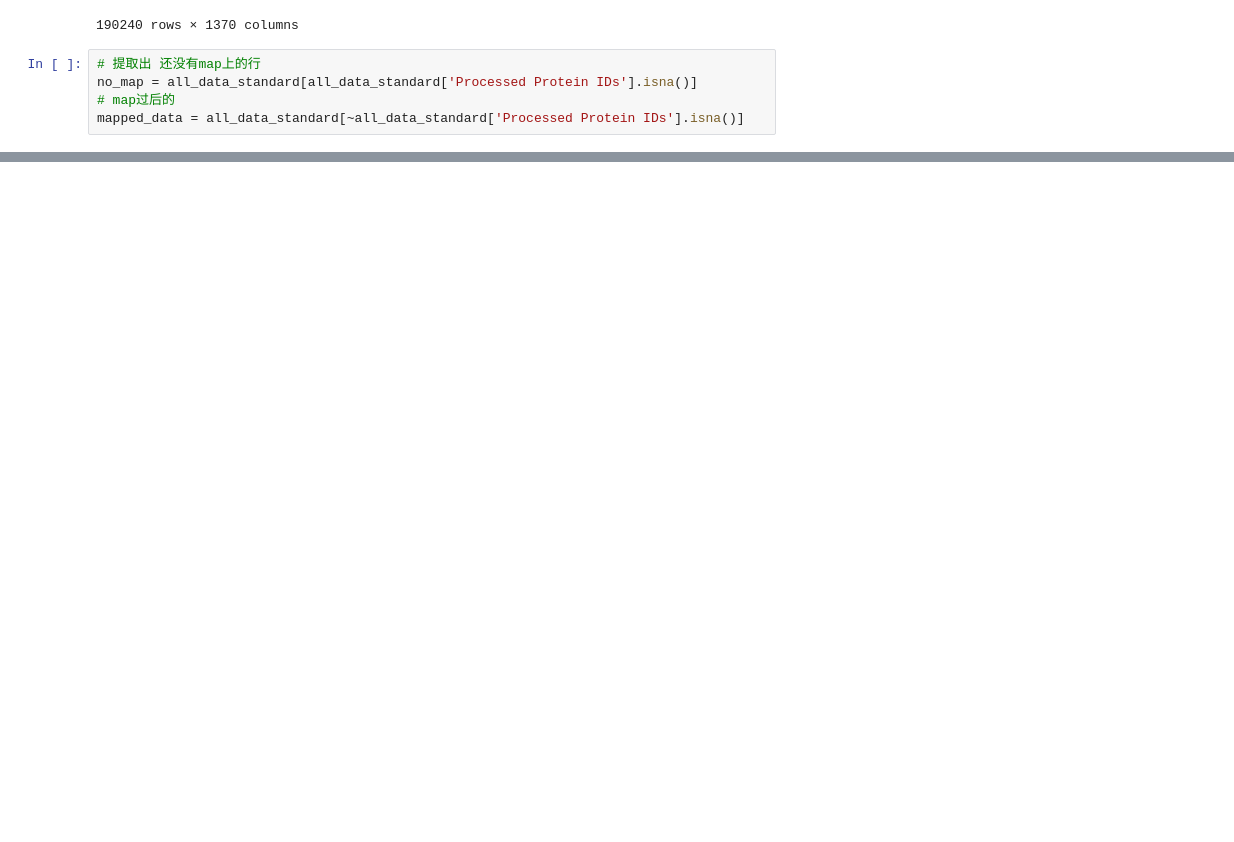
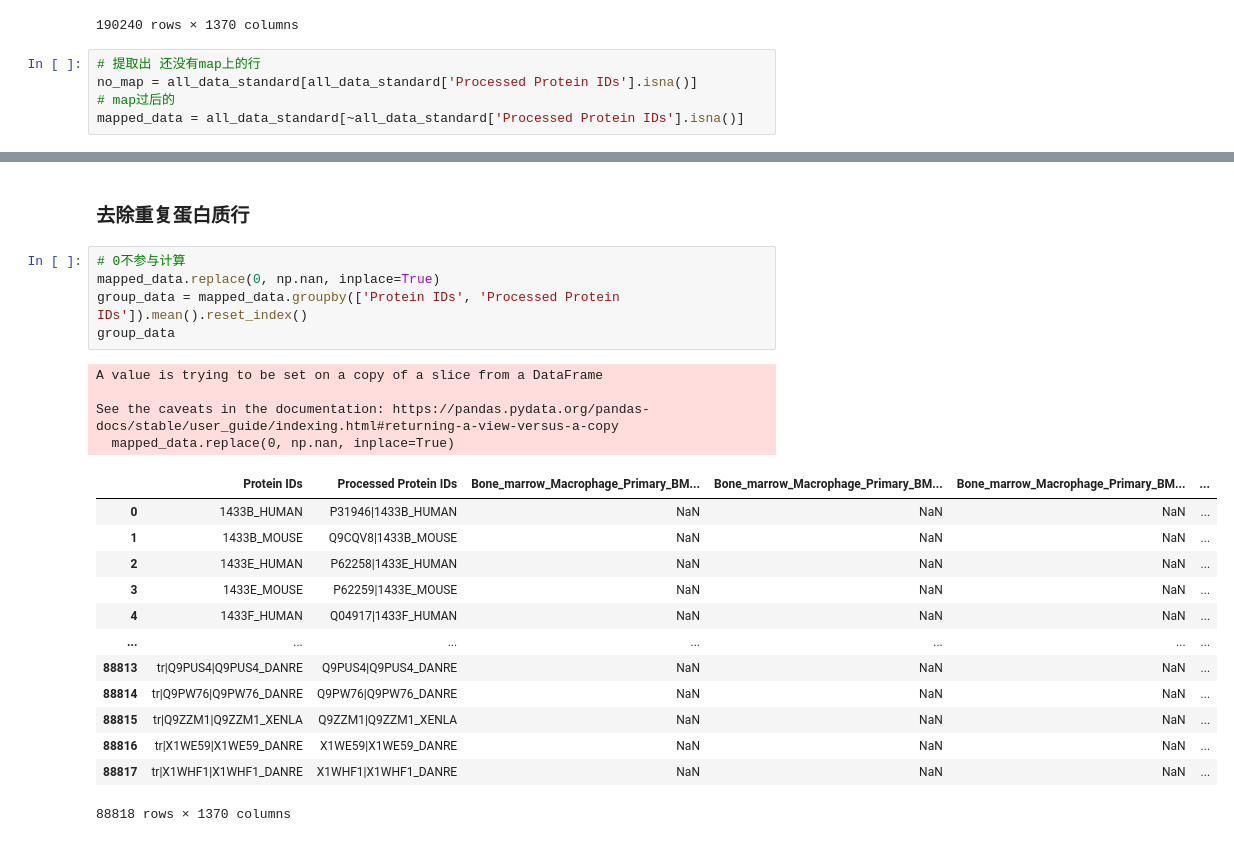
Before and after one commit to TaoYySC/SingleCellProteomics, a Jupyter notebook: map_protein_from_different_index.ipynb, the cells around one changed output, grey strips where cells are left out. Drawn from its saved outputs; the diff is of its cells as text; blank space fills up the shorter version.

```diff
--- a/map_protein_from_different_index.ipynb
+++ b/map_protein_from_different_index.ipynb
@@ -236,0 +279,25 @@ no_map.to_csv('no_map_11.csv')
+# %% [markdown]
+### 去除重复蛋白质行
+# %%
+# 0不参与计算
+mapped_data.replace(0, np.nan, inplace=True)
+group_data = mapped_data.groupby(['Protein IDs', 'Processed Protein IDs']).mean().reset_index()
+group_data
+# %% [output]
+A value is trying to be set on a copy of a slice from a DataFrame
+
+See the caveats in the documentation: https://pandas.pydata.org/pandas-docs/stable/user_guide/indexing.html#returning-a-view-versus-a-copy
+  mapped_data.replace(0, np.nan, inplace=True)
+|  | Protein IDs | Processed Protein IDs | Bone_marrow_Macrophage_Primary_BM... | Bone_marrow_Macrophage_Primary_BM... | Bone_marrow_Macrophage_Primary_BM... | ... |
+| 0 | 1433B_HUMAN | P31946|1433B_HUMAN | NaN | NaN | NaN | ... |
+| 1 | 1433B_MOUSE | Q9CQV8|1433B_MOUSE | NaN | NaN | NaN | ... |
+| 2 | 1433E_HUMAN | P62258|1433E_HUMAN | NaN | NaN | NaN | ... |
+| 3 | 1433E_MOUSE | P62259|1433E_MOUSE | NaN | NaN | NaN | ... |
+| 4 | 1433F_HUMAN | Q04917|1433F_HUMAN | NaN | NaN | NaN | ... |
+| ... | ... | ... | ... | ... | ... | ... |
+| 88813 | tr|Q9PUS4|Q9PUS4_DANRE | Q9PUS4|Q9PUS4_DANRE | NaN | NaN | NaN | ... |
+| 88814 | tr|Q9PW76|Q9PW76_DANRE | Q9PW76|Q9PW76_DANRE | NaN | NaN | NaN | ... |
+| 88815 | tr|Q9ZZM1|Q9ZZM1_XENLA | Q9ZZM1|Q9ZZM1_XENLA | NaN | NaN | NaN | ... |
+| 88816 | tr|X1WE59|X1WE59_DANRE | X1WE59|X1WE59_DANRE | NaN | NaN | NaN | ... |
+| 88817 | tr|X1WHF1|X1WHF1_DANRE | X1WHF1|X1WHF1_DANRE | NaN | NaN | NaN | ... |
+88818 rows × 1370 columns
```
Also changed, not shown: parts of 9 cells of this notebook.
